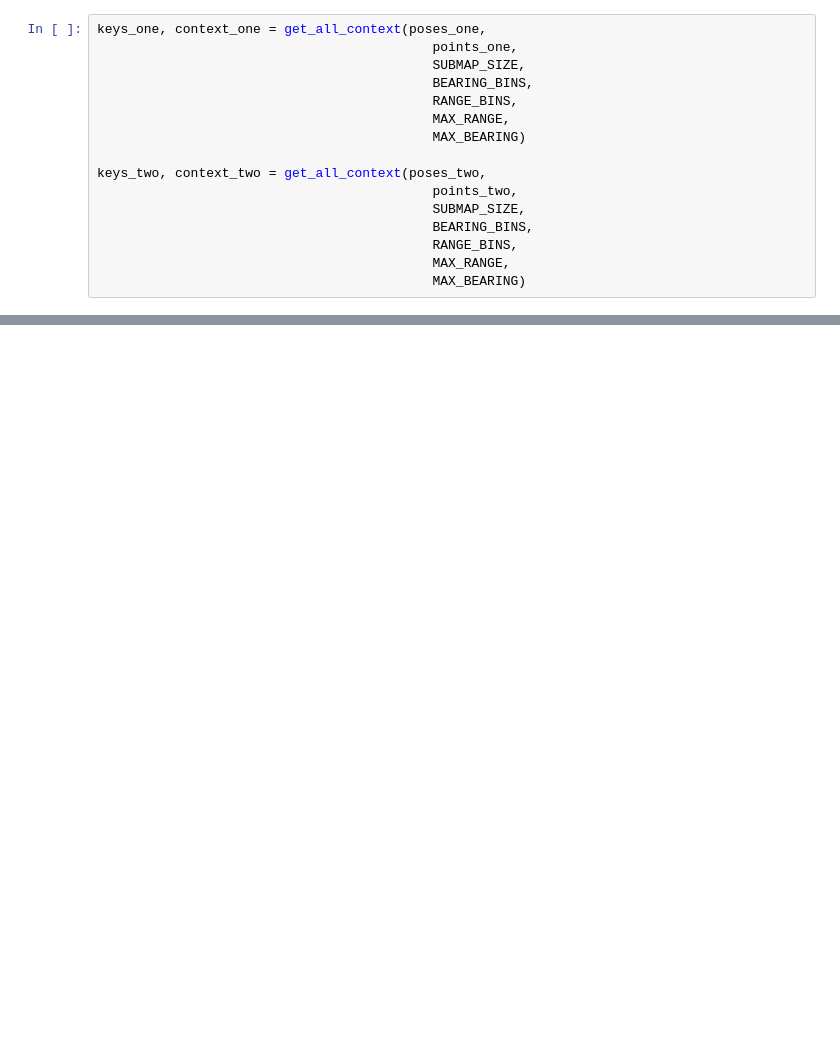
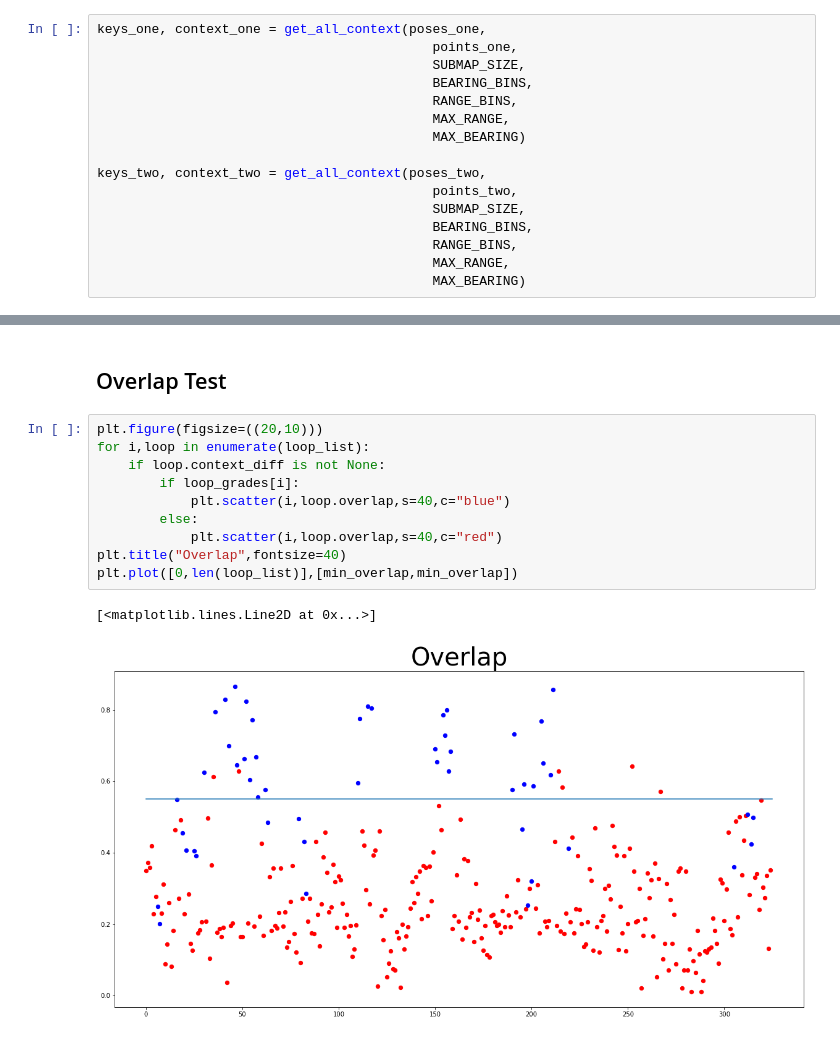
Before and after one commit to RobustFieldAutonomyLab/DRACO-SLAM2, a Jupyter notebook: simple example.ipynb, the cells around one changed output, grey strips where cells are left out. Drawn from its saved outputs; the diff is of its cells as text; blank space fills up the shorter version.

```diff
--- a/simple example.ipynb
+++ b/simple example.ipynb
@@ -55,0 +118,15 @@ for i,key in enumerate(keys_two):
+# %% [markdown]
+## Overlap Test
+# %%
+plt.figure(figsize=((20,10)))
+for i,loop in enumerate(loop_list):
+    if loop.context_diff is not None:
+        if loop_grades[i]:
+            plt.scatter(i,loop.overlap,s=40,c="blue")
+        else:
+            plt.scatter(i,loop.overlap,s=40,c="red")
+plt.title("Overlap",fontsize=40)
+plt.plot([0,len(loop_list)],[min_overlap,min_overlap])
+# %% [output]
+[<matplotlib.lines.Line2D at 0x...>]
+[figure, added]
```
Also changed, not shown: parts of 10 cells of this notebook, 6 other files.
